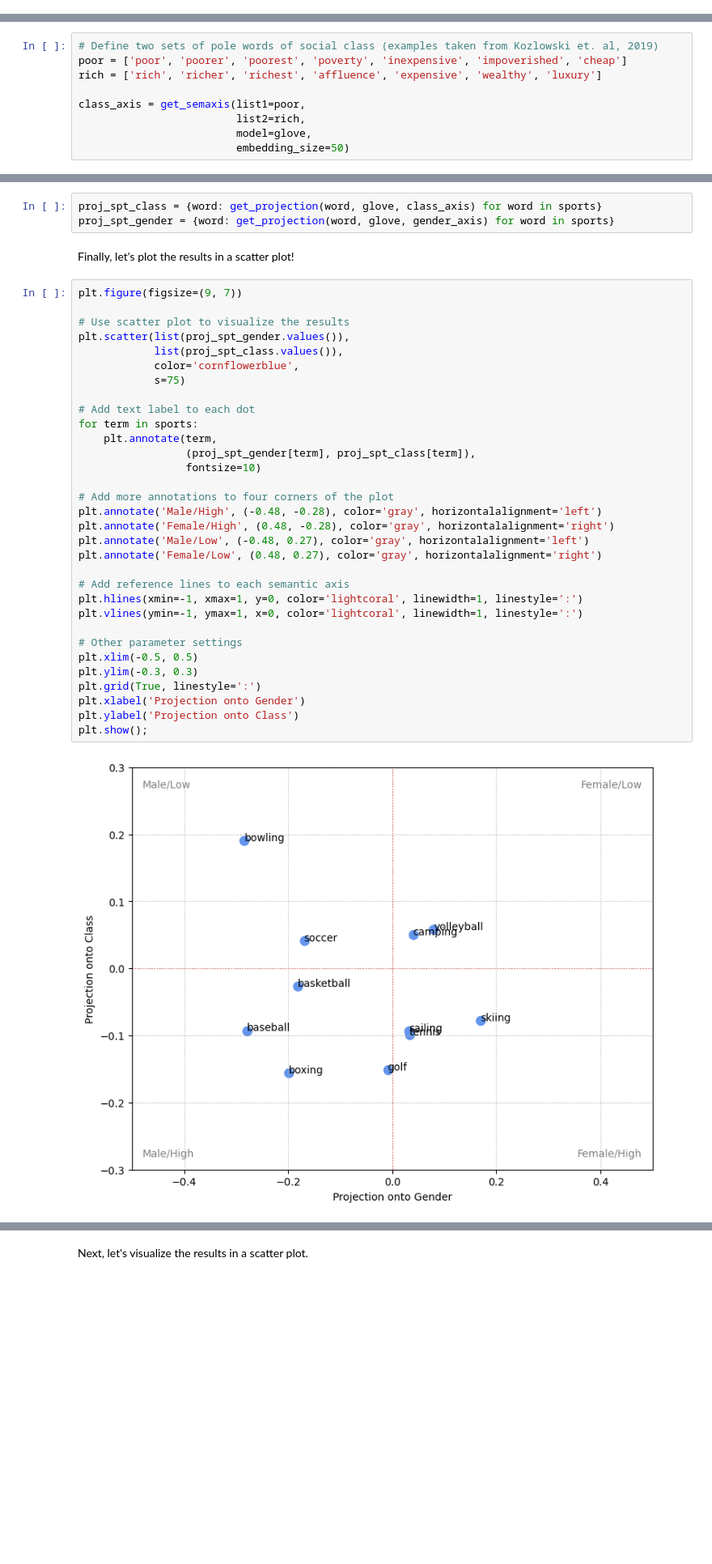
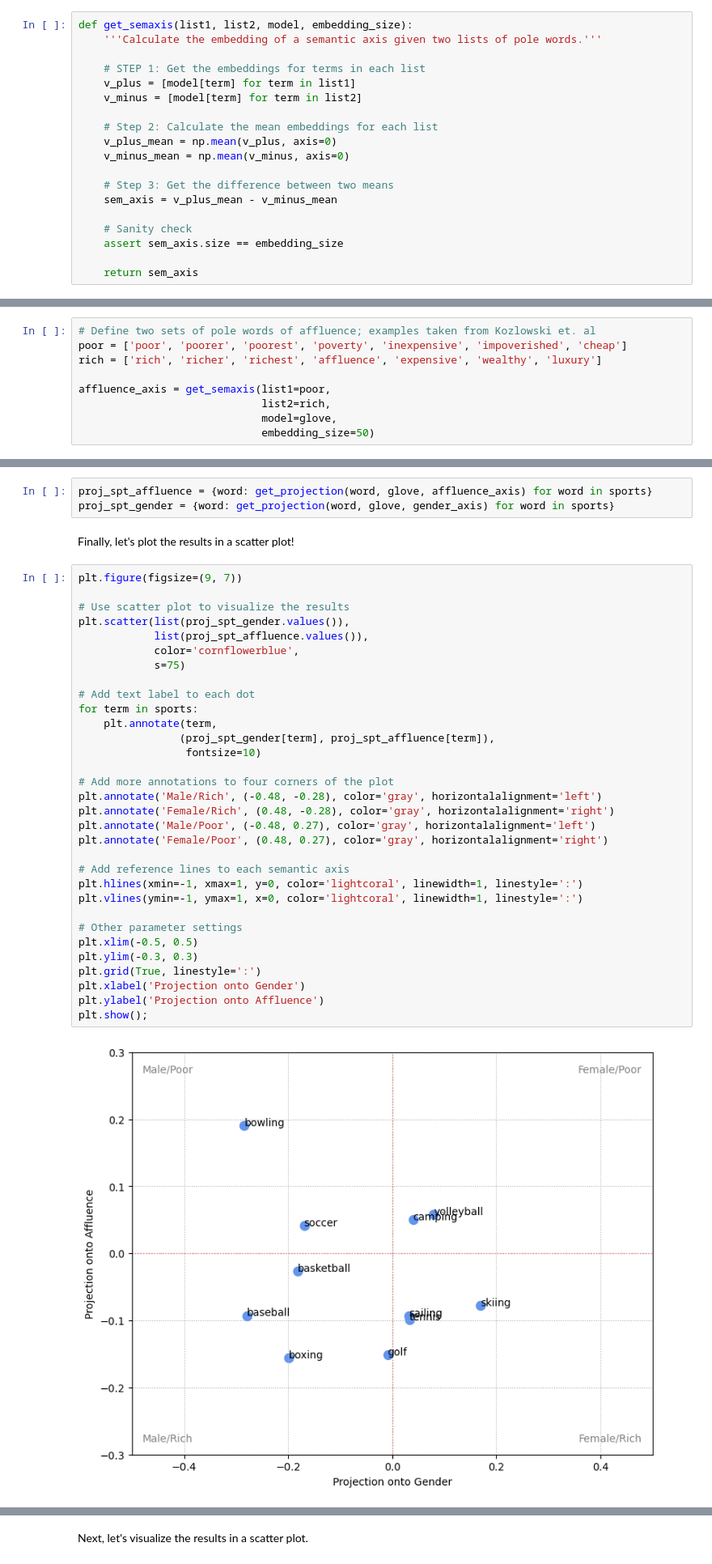
Before and after one commit to dlab-berkeley/Python-Text-Analysis, a Jupyter notebook: lessons/03_word_embeddings.ipynb, the cells around one changed output, grey strips where cells are left out. Shown at 81% size. Drawn from its saved outputs; the diff is of its cells as text; blank space fills up the shorter version.

```diff
--- a/lessons/03_word_embeddings.ipynb
+++ b/lessons/03_word_embeddings.ipynb
@@ -433,6 +439,25 @@ def get_semaxis(list1, list2, model, embedding_size):
     assert sem_axis.size == embedding_size
 
     return sem_axis
+# %%
+def get_semaxis(list1, list2, model, embedding_size):
+    '''Calculate the embedding of a semantic axis given two lists of pole words.'''
+
+    # STEP 1: Get the embeddings for terms in each list
+    v_plus = [model[term] for term in list1]
+    v_minus = [model[term] for term in list2]
+
+    # Step 2: Calculate the mean embeddings for each list
+    v_plus_mean = np.mean(v_plus, axis=0)
+    v_minus_mean = np.mean(v_minus, axis=0)
+
+    # Step 3: Get the difference between two means
+    sem_axis = v_plus_mean - v_minus_mean
+
+    # Sanity check
+    assert sem_axis.size == embedding_size
+
+    return sem_axis
 # %%
 # Plug in the gender lists to calculate the semantic axis for gender
 gender_axis = get_semaxis(list1=female,
@@ -554,14 +591,14 @@ Next, we'll repeat the process to visualize occupation terms, which will give us
 
 Let's dive in!
 # %%
-# Define two sets of pole words of social class (examples taken from Kozlowski et. al, 2019)
+# Define two sets of pole words of affluence; examples taken from Kozlowski et. al
 poor = ['poor', 'poorer', 'poorest', 'poverty', 'inexpensive', 'impoverished', 'cheap']
 rich = ['rich', 'richer', 'richest', 'affluence', 'expensive', 'wealthy', 'luxury']
 
-class_axis = get_semaxis(list1=poor,
-                         list2=rich,
-                         model=glove,
-                         embedding_size=50)
+affluence_axis = get_semaxis(list1=poor,
+                             list2=rich,
+                             model=glove,
+                             embedding_size=50)
 # %% [markdown]
 We will project sports terms onto the social class axis to see if some sports are more associated with the "high" society and others "low" soceity.
 # %%
@@ -582,40 +619,40 @@ Next, let's use the `get_projection` function to calculate the cosine similarity
 # %%
-proj_spt_class = {word: get_projection(word, glove, class_axis) for word in sports}
+proj_spt_affluence = {word: get_projection(word, glove, affluence_axis) for word in sports}
 proj_spt_gender = {word: get_projection(word, glove, gender_axis) for word in sports}
 # %% [markdown]
 Finally, let's plot the results in a scatter plot!
 # %%
 plt.figure(figsize=(9, 7))
 
 # Use scatter plot to visualize the results
 plt.scatter(list(proj_spt_gender.values()),
-            list(proj_spt_class.values()),
+            list(proj_spt_affluence.values()),
             color='cornflowerblue',
             s=75)
 
 # Add text label to each dot
 for term in sports:
     plt.annotate(term,
-                 (proj_spt_gender[term], proj_spt_class[term]),
+                (proj_spt_gender[term], proj_spt_affluence[term]),
                  fontsize=10)
 
 # Add more annotations to four corners of the plot
-plt.annotate('Male/High', (-0.48, -0.28), color='gray', horizontalalignment='left')
-plt.annotate('Female/High', (0.48, -0.28), color='gray', horizontalalignment='right')
-plt.annotate('Male/Low', (-0.48, 0.27), color='gray', horizontalalignment='left')
-plt.annotate('Female/Low', (0.48, 0.27), color='gray', horizontalalignment='right')
+plt.annotate('Male/Rich', (-0.48, -0.28), color='gray', horizontalalignment='left')
+plt.annotate('Female/Rich', (0.48, -0.28), color='gray', horizontalalignment='right')
+plt.annotate('Male/Poor', (-0.48, 0.27), color='gray', horizontalalignment='left')
+plt.annotate('Female/Poor', (0.48, 0.27), color='gray', horizontalalignment='right')
 
 # Add reference lines to each semantic axis
 plt.hlines(xmin=-1, xmax=1, y=0, color='lightcoral', linewidth=1, linestyle=':')
 plt.vlines(ymin=-1, ymax=1, x=0, color='lightcoral', linewidth=1, linestyle=':')
 
 # Other parameter settings
 plt.xlim(-0.5, 0.5)
 plt.ylim(-0.3, 0.3)
 plt.grid(True, linestyle=':')
 plt.xlabel('Projection onto Gender')
-plt.ylabel('Projection onto Class')
+plt.ylabel('Projection onto Affluence')
 plt.show();
 # %% [output]
-[figure, old version]
+[figure, new version]
 # %% [markdown]
```
Also changed, not shown: parts of 17 cells of this notebook, 1 other file.
